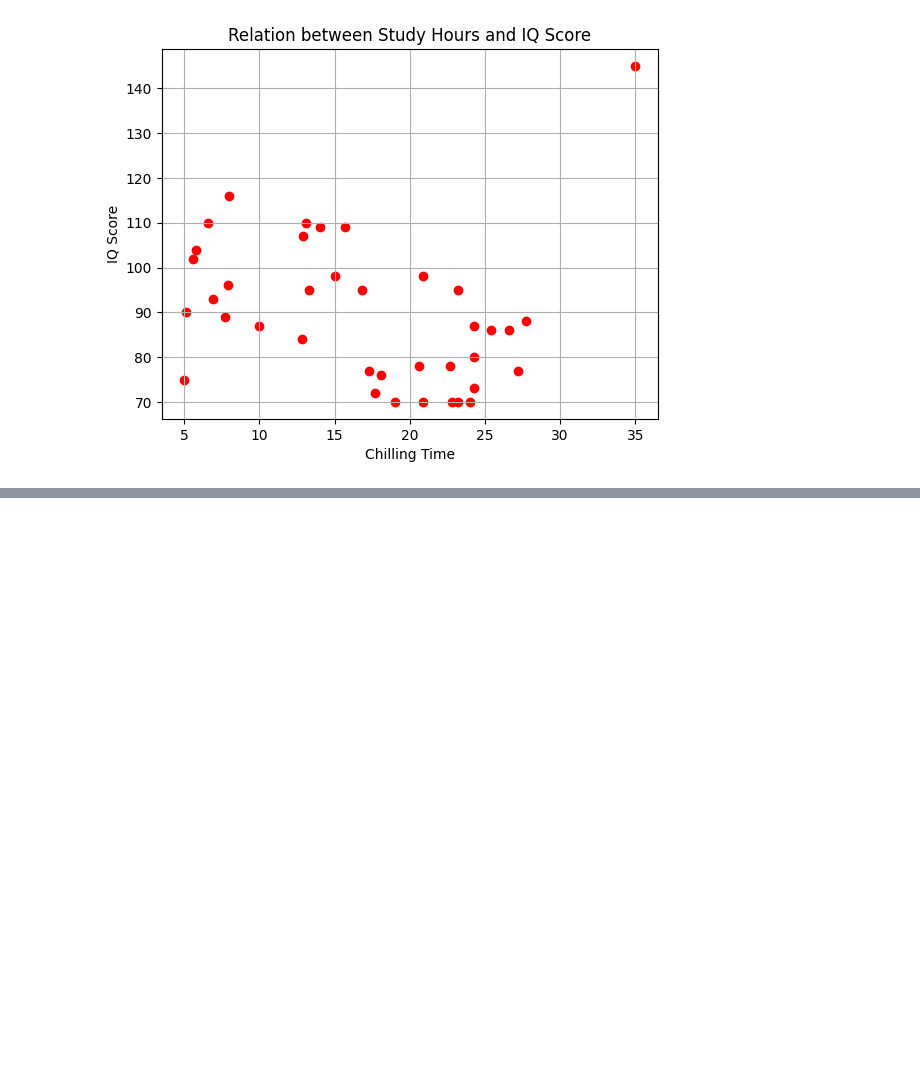
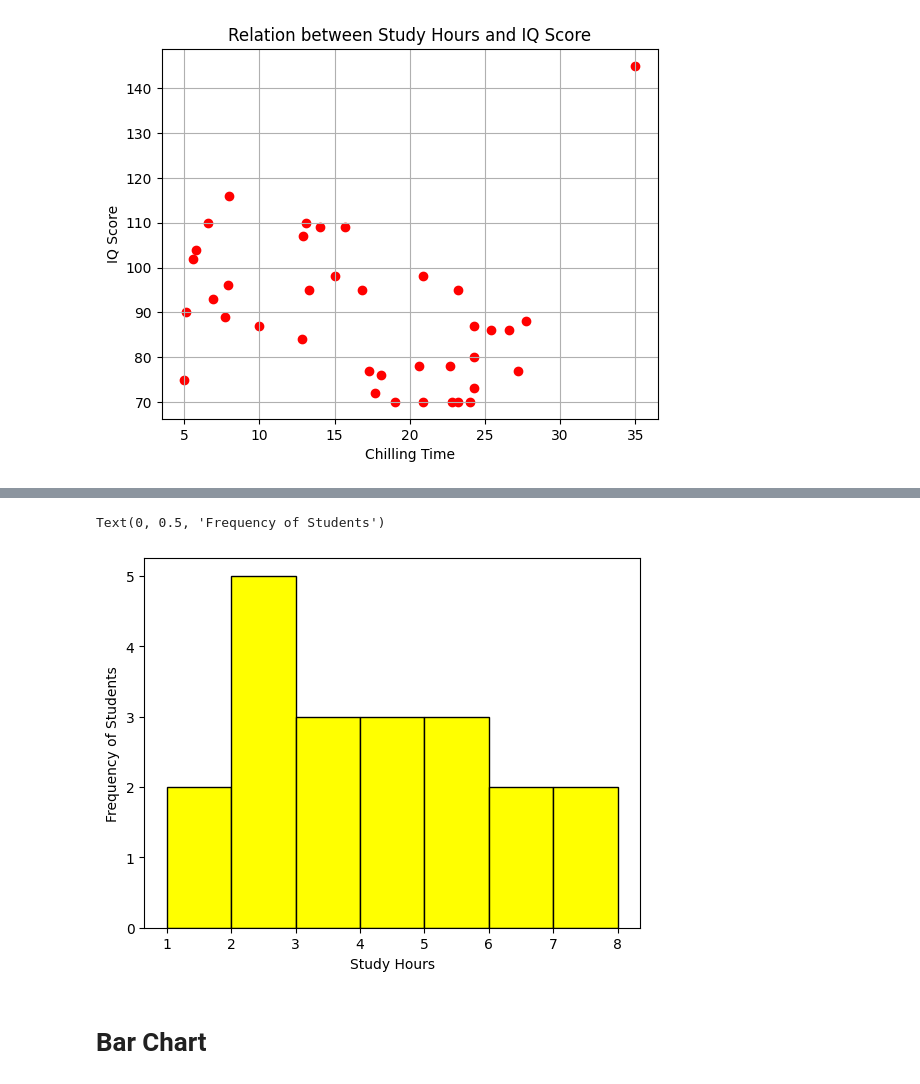
Before and after one commit to mohammadtuhin0/Phitron-Ai-Ml, a Jupyter notebook: Week 04. ML ToolBox ( Visualization )/Module 13. Data Visualization with Matplotlib.ipynb, the cells around one changed output, grey strips where cells are left out. Cells and saved outputs as stored; diff of their text form; code cells hidden in the pictures; blank space fills up the shorter version.

```diff
--- a/Week 04. ML ToolBox ( Visualization )/Module 13. Data Visualization with Matplotlib.ipynb
+++ b/Week 04. ML ToolBox ( Visualization )/Module 13. Data Visualization with Matplotlib.ipynb
@@ -174,0 +195,9 @@ plt.show()
+# %%
+plt.hist(students['Study_Hour'], bins=[1,2,3,4,5,6,7,8], color='Yellow', edgecolor='black')
+plt.xlabel('Study Hours')
+plt.ylabel('Frequency of Students')
+# %% [output]
+Text(0, 0.5, 'Frequency of Students')
+[figure, added]
+# %% [markdown]
+# Bar Chart
```
Also changed, not shown: parts of 12 cells of this notebook, 1 other file.
